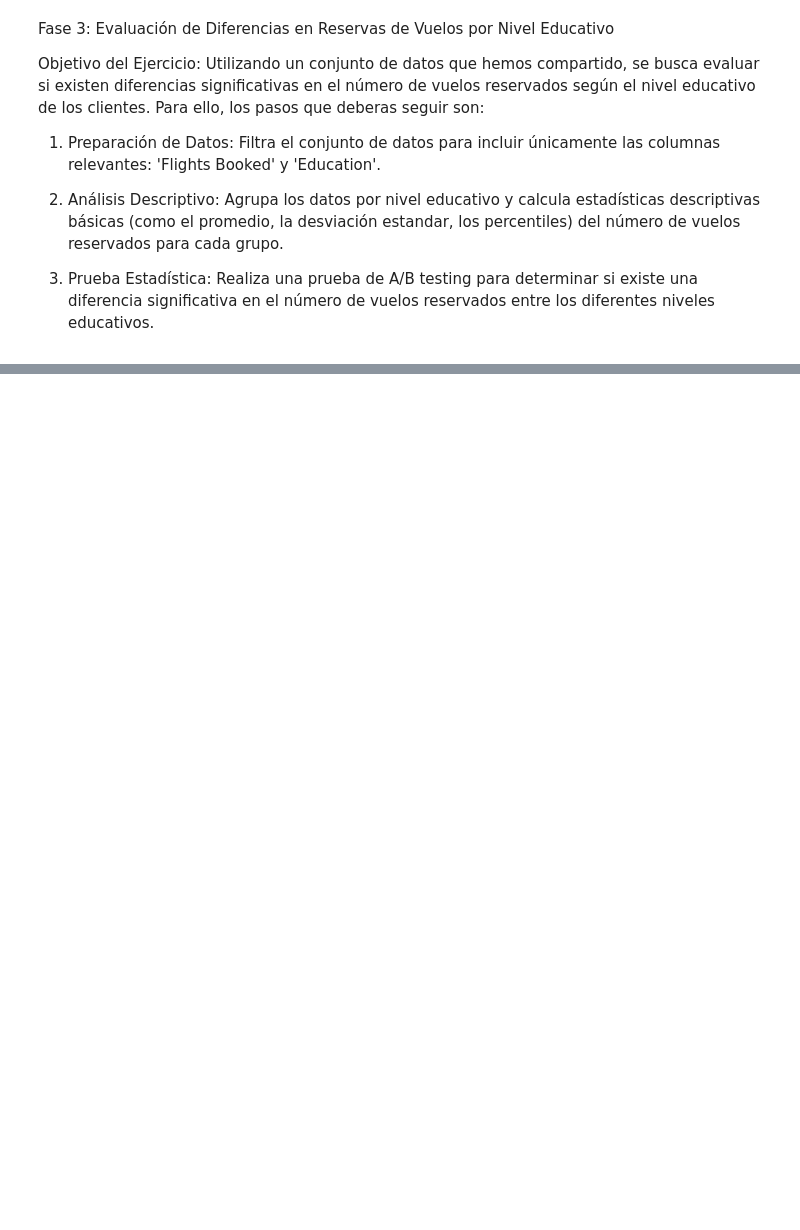
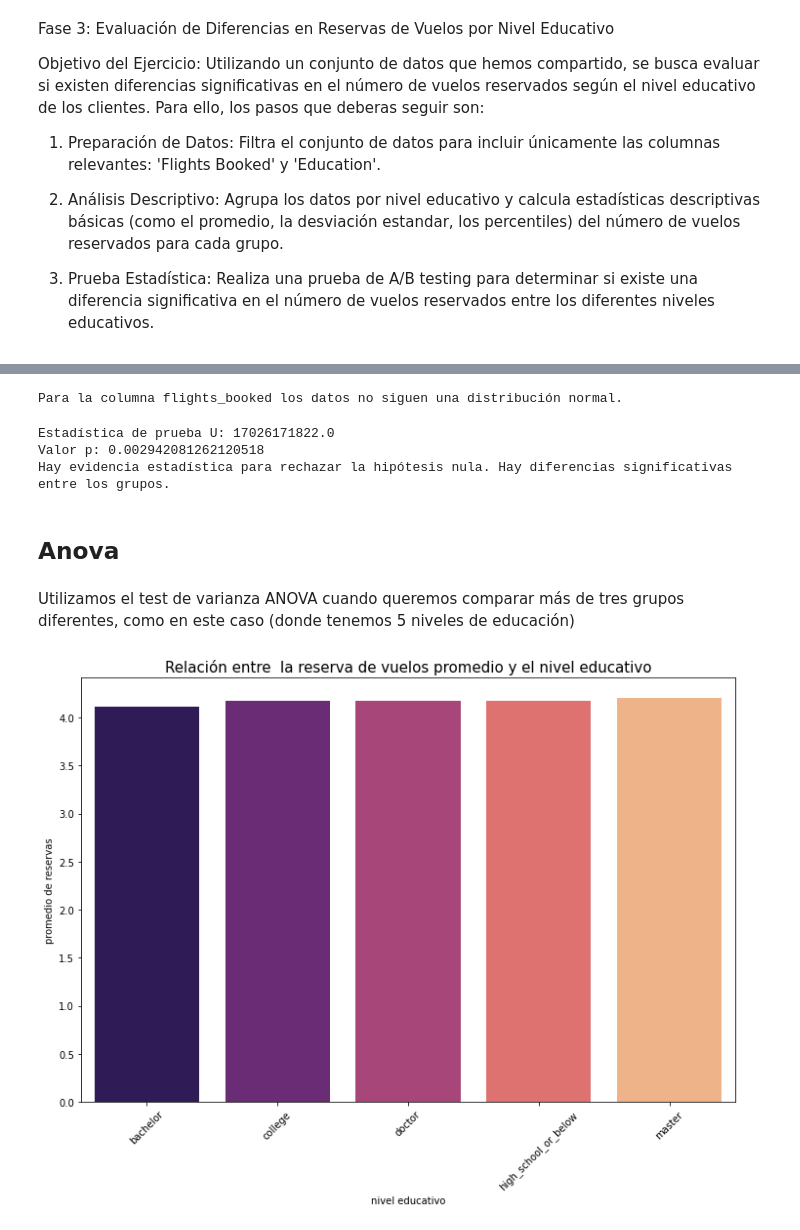
Before and after one commit to Adalab/bda-modulo-3-evaluacion-final-raquelmartinrodriguez, a Jupyter notebook: 4_a_b_testing.ipynb, the cells around one changed output, grey strips where cells are left out. Cells and saved outputs as stored; diff of their text form; code cells hidden in the pictures; blank space fills up the shorter version.

```diff
--- a/4_a_b_testing.ipynb
+++ b/4_a_b_testing.ipynb
@@ -43,0 +265,4 @@ df = pd.read_csv ('files/flights.csv')
+# %%
+normalidad (df, 'flights_booked')
+# %% [output]
+Para la columna flights_booked los datos no siguen una distribución normal.
@@ -43,0 +272,39 @@ df = pd.read_csv ('files/flights.csv')
+# %%
+# como los datos no siguen una distribución normal, tenemos que utilizar una prueba no paramétrica
+# Realizamos el test de Mann-Whitney U
+
+stat, p_value = mannwhitneyu(grupo_superiores, grupo_basicos)
+
+# Imprimir los resultados
+print("Estadística de prueba U:", stat)
+print("Valor p:", p_value)
+
+# Interpretar los resultados
+if p_value < 0.05:
+    print("Hay evidencia estadística para rechazar la hipótesis nula. Hay diferencias significativas entre los grupos.")
+else:
+    print("No hay suficiente evidencia para rechazar la hipótesis nula. No hay diferencias significativas entre los grupos.")
+# %% [output]
+Estadística de prueba U: 17026171822.0
+Valor p: 0.002942081262120518
+Hay evidencia estadística para rechazar la hipótesis nula. Hay diferencias significativas entre los grupos.
+# %% [markdown]
+## Anova
+# %% [markdown]
+Utilizamos el test de varianza ANOVA cuando queremos comparar más de tres grupos diferentes, como en este caso (donde tenemos 5 niveles de educación)
+# %%
+#realizamos un gráfico para visualizar como se distribuyen las reservas de vuelos en función del nivel educativo
+plt.figure(figsize=(12, 8))
+
+sns.barplot(x = "education",
+               y = "flights_booked",
+               data = df_reservas,
+               palette = "magma")
+
+
+plt.xlabel("nivel educativo")
+plt.ylabel("promedio de reservas")
+plt.xticks(rotation = 45)
+plt.title("Relación entre  la reserva de vuelos promedio y el nivel educativo", fontsize = 15);
+# %% [output]
+[figure, added]
```
Also changed, not shown: parts of 32 cells of this notebook, 1 other file.
